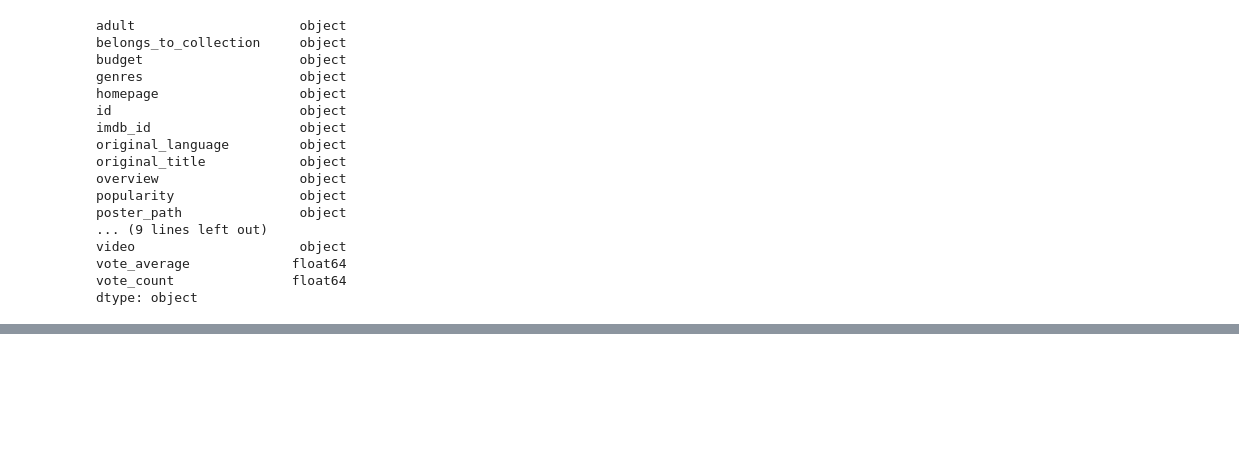
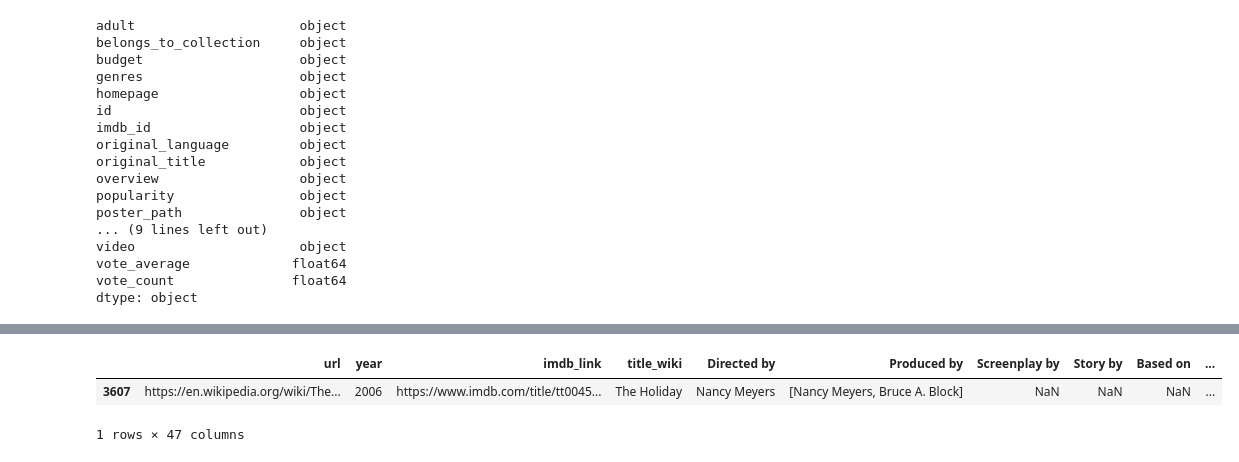
Before and after one commit to DMZellmer/Movies-ETL, a Jupyter notebook: Movies_ETL.ipynb, the cells around one changed output, grey strips where cells are left out. Drawn from its saved outputs; the diff is of its cells as text; code cells hidden in the pictures; blank space fills up the shorter version.

```diff
--- a/Movies_ETL.ipynb
+++ b/Movies_ETL.ipynb
@@ -1018,0 +1027,7 @@ movies_df.fillna(0).plot(x='budget_wiki',y='budget_kaggle', kind='scatter')
+# %%
+#Choose some rough cutoff dates to investigate the wild outlier around 2007.
+movies_df[(movies_df['release_date_wiki'] > '1996-01-01') & (movies_df['release_date_kaggle'] < '1965-01-01')]
+# %% [output]
+|  | url | year | imdb_link | title_wiki | Directed by | Produced by | Screenplay by | Story by | Based on | ... |
+| 3607 | https://en.wikipedia.org/wiki/The... | 2006 | https://www.imdb.com/title/tt0045... | The Holiday | Nancy Meyers | [Nancy Meyers, Bruce A. Block] | NaN | NaN | NaN | ... |
+1 rows × 47 columns
```
Also changed, not shown: parts of 54 cells of this notebook.
